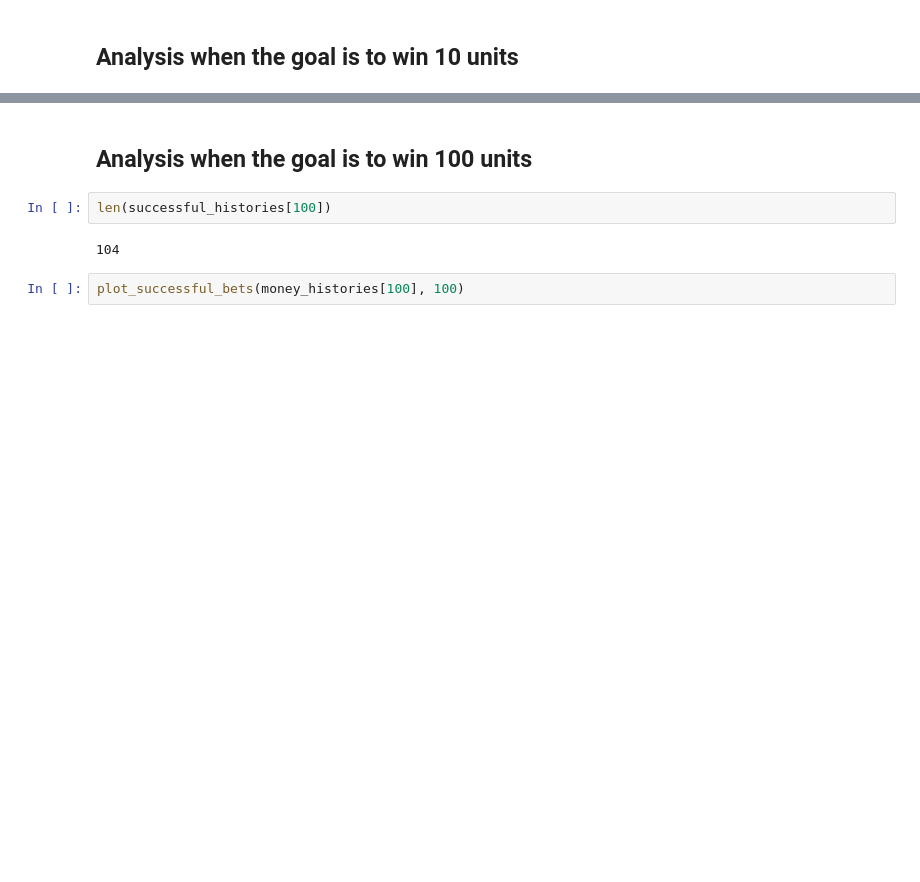
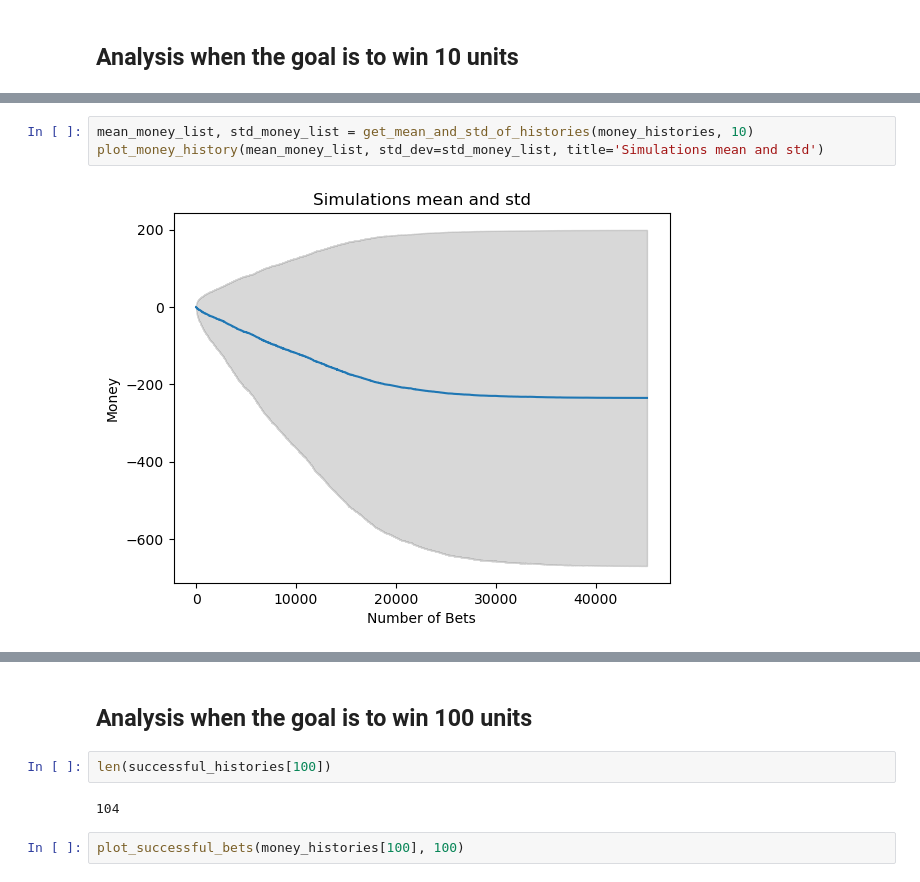
Before and after one commit to alekjarmov/roulette-simulator, a Jupyter notebook: simulator/paroli_simulation.ipynb, the cells around one changed output, grey strips where cells are left out. Saved outputs shown, nothing was run; the diff lists cells and outputs as text; blank space fills up the shorter version.

Commit message:
Fix single betting and add paroli graph

```diff
--- a/simulator/paroli_simulation.ipynb
+++ b/simulator/paroli_simulation.ipynb
@@ -75,3 +75,8 @@ plot_successful_bets(money_histories[10], 10)
+# %%
+mean_money_list, std_money_list = get_mean_and_std_of_histories(money_histories, 10)
+plot_money_history(mean_money_list, std_dev=std_money_list, title='Simulations mean and std')
+# %% [output]
+[figure, added]
 # %%
 plot_money_histories(successful_histories, 10)
 # %% [output]
```
Also changed, not shown: parts of 6 cells of this notebook.
